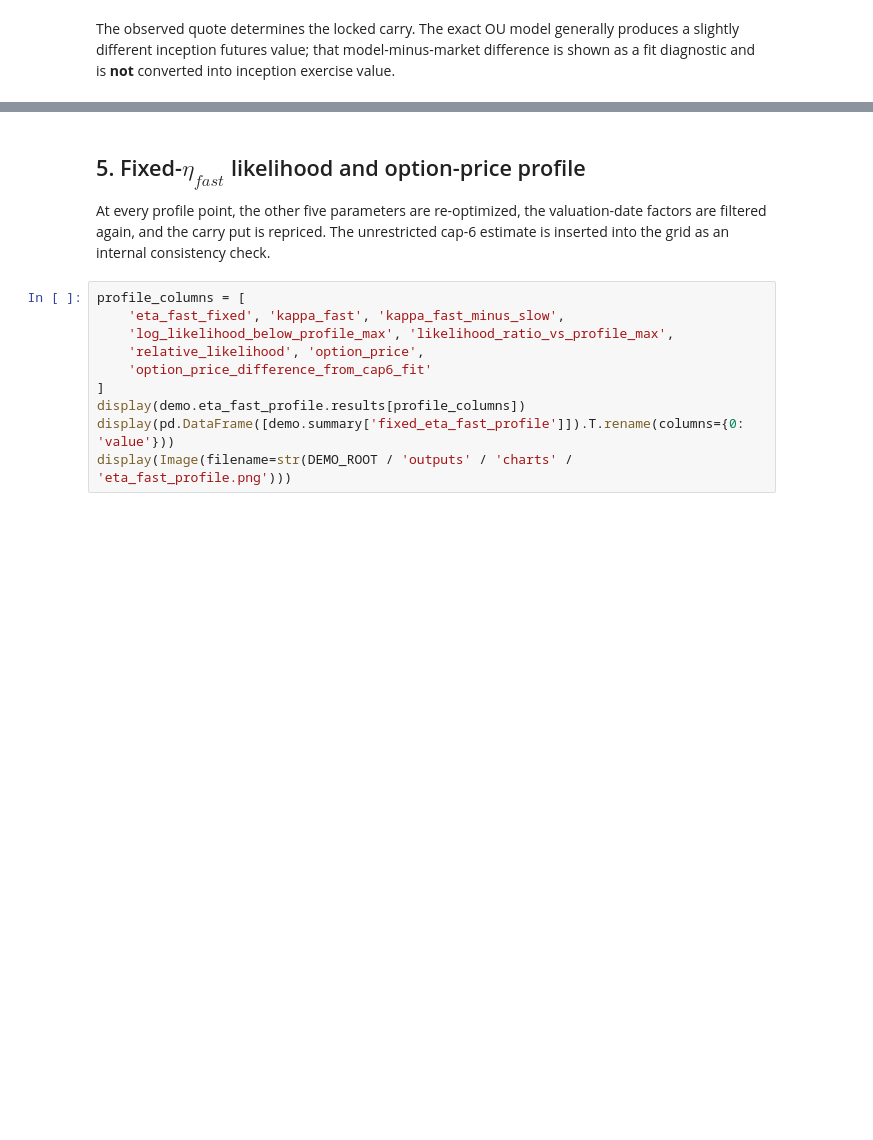
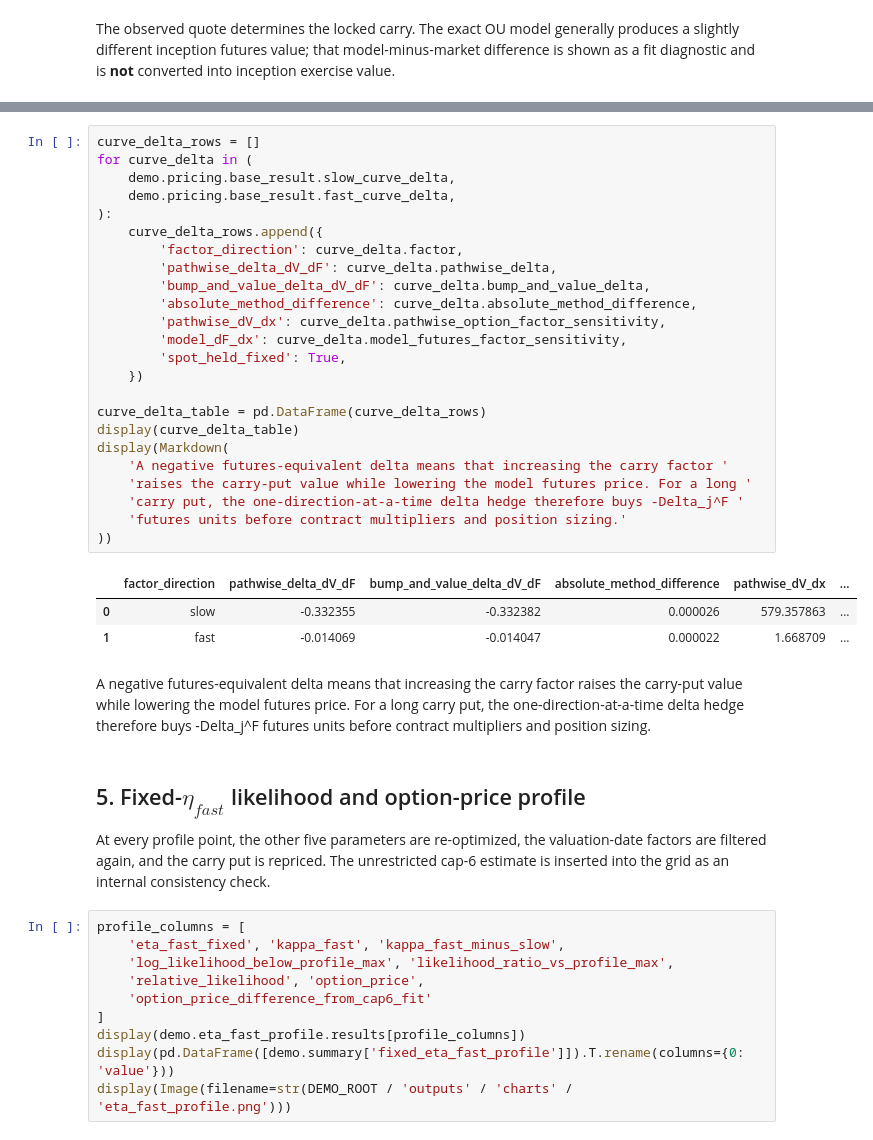
Before and after one commit to llljjj123/Carry_curve_calibration, a Jupyter notebook: Demo/Carry_Put_Demo.ipynb, the cells around one changed output, grey strips where cells are left out. Saved outputs shown, nothing was run; the diff lists cells and outputs as text; blank space fills up the shorter version.

Commit message:
update 9/1
updated delta into demo notebook and README.

```diff
--- a/Demo/Carry_Put_Demo.ipynb
+++ b/Demo/Carry_Put_Demo.ipynb
@@ -185,3 +197,32 @@ The observed quote determines the locked carry. The exact OU model generally pro
+# %%
+curve_delta_rows = []
+for curve_delta in (
+    demo.pricing.base_result.slow_curve_delta,
+    demo.pricing.base_result.fast_curve_delta,
+):
+    curve_delta_rows.append({
+        'factor_direction': curve_delta.factor,
+        'pathwise_delta_dV_dF': curve_delta.pathwise_delta,
+        'bump_and_value_delta_dV_dF': curve_delta.bump_and_value_delta,
+        'absolute_method_difference': curve_delta.absolute_method_difference,
+        'pathwise_dV_dx': curve_delta.pathwise_option_factor_sensitivity,
+        'model_dF_dx': curve_delta.model_futures_factor_sensitivity,
+        'spot_held_fixed': True,
+    })
+
+curve_delta_table = pd.DataFrame(curve_delta_rows)
+display(curve_delta_table)
+display(Markdown(
+    'A negative futures-equivalent delta means that increasing the carry factor '
+    'raises the carry-put value while lowering the model futures price. For a long '
+    'carry put, the one-direction-at-a-time delta hedge therefore buys -Delta_j^F '
+    'futures units before contract multipliers and position sizing.'
+))
+# %% [output]
+|  | factor_direction | pathwise_delta_dV_dF | bump_and_value_delta_dV_dF | absolute_method_difference | pathwise_dV_dx | ... |
+| 0 | slow | -0.332355 | -0.332382 | 0.000026 | 579.357863 | ... |
+| 1 | fast | -0.014069 | -0.014047 | 0.000022 | 1.668709 | ... |
+A negative futures-equivalent delta means that increasing the carry factor raises the carry-put value while lowering the model futures price. For a long carry put, the one-direction-at-a-time delta hedge therefore buys -Delta_j^F futures units before contract multipliers and position sizing.
 # %% [markdown]
 ## 5. Fixed-$\eta_{fast}$ likelihood and option-price profile
 
```
Also changed, not shown: parts of 6 cells of this notebook, 24 other files.
